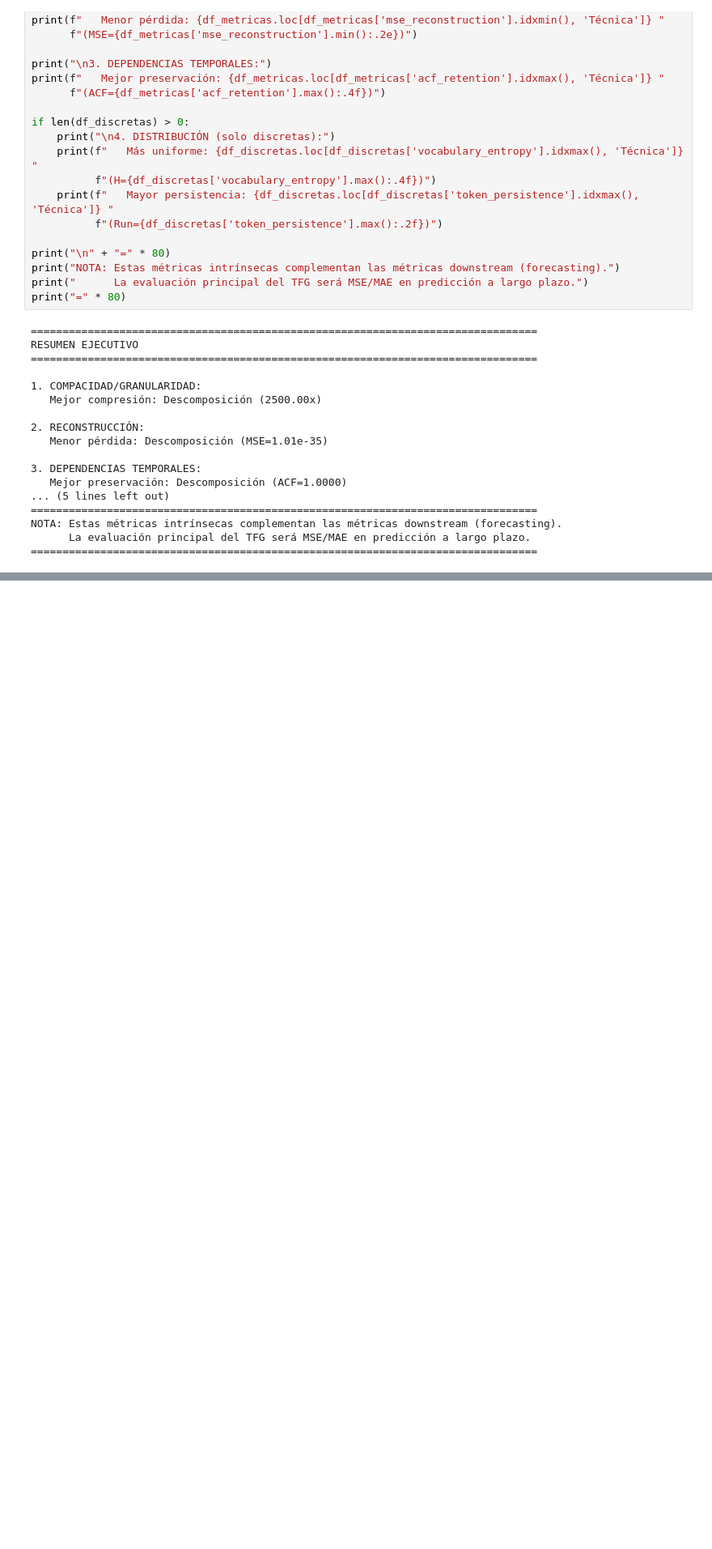
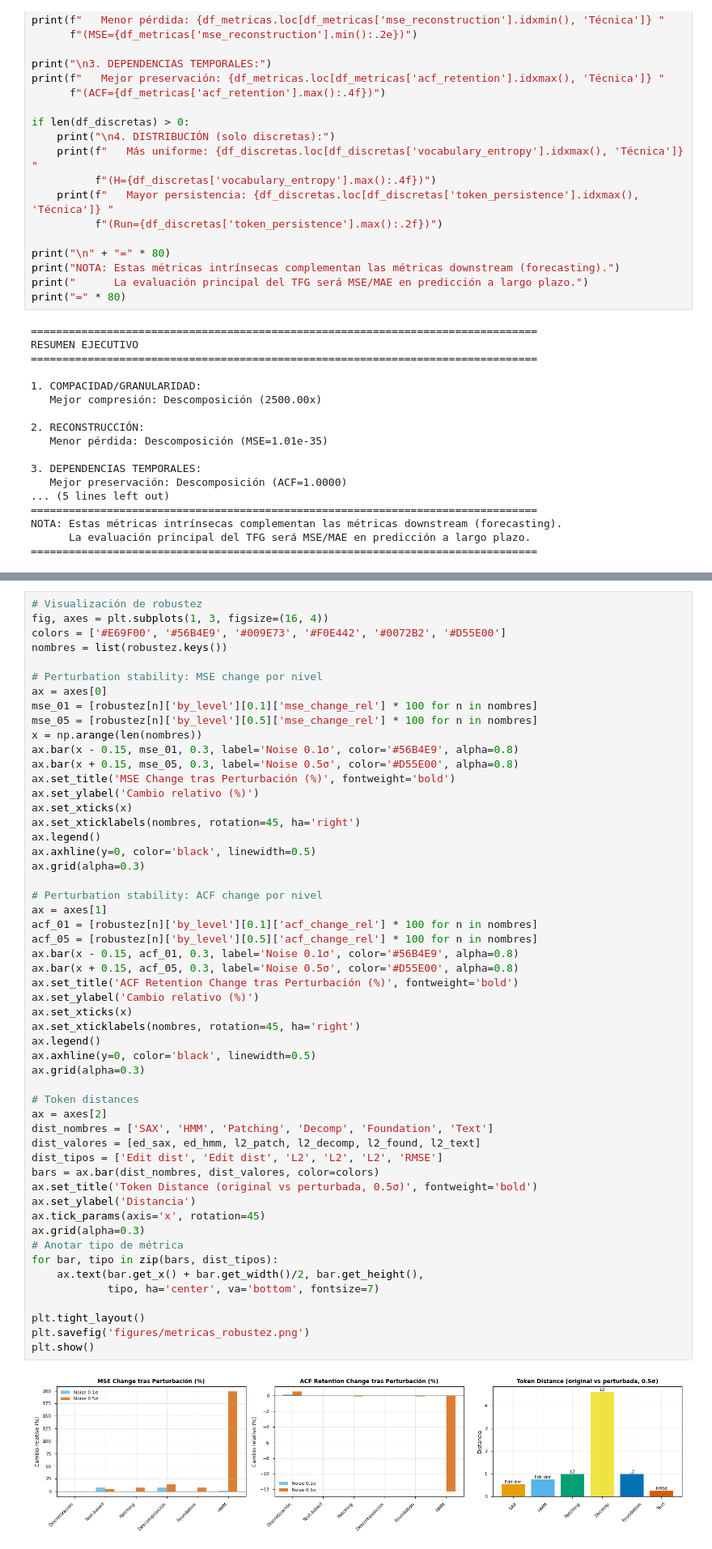
Before and after one commit to jaime-oriol/RITMO, a Jupyter notebook: tecnicas/comparacion_metricas.ipynb, the cells around one changed output, grey strips where cells are left out. Shown at 81% size. Saved outputs shown, nothing was run; the diff lists cells and outputs as text; blank space fills up the shorter version.

Commit message:
feat(tecnicas): añadir métricas de robustez (perturbation stability, distancias intra-técnica) a metrics.py y comparacion_metricas.ipynb

```diff
--- a/tecnicas/comparacion_metricas.ipynb
+++ b/tecnicas/comparacion_metricas.ipynb
@@ -307,0 +466,55 @@ NOTA: Estas métricas intrínsecas complementan las métricas downstream (foreca
+# %%
+# Visualización de robustez
+fig, axes = plt.subplots(1, 3, figsize=(16, 4))
+colors = ['#E69F00', '#56B4E9', '#009E73', '#F0E442', '#0072B2', '#D55E00']
+nombres = list(robustez.keys())
+
+# Perturbation stability: MSE change por nivel
+ax = axes[0]
+mse_01 = [robustez[n]['by_level'][0.1]['mse_change_rel'] * 100 for n in nombres]
+mse_05 = [robustez[n]['by_level'][0.5]['mse_change_rel'] * 100 for n in nombres]
+x = np.arange(len(nombres))
+ax.bar(x - 0.15, mse_01, 0.3, label='Noise 0.1σ', color='#56B4E9', alpha=0.8)
+ax.bar(x + 0.15, mse_05, 0.3, label='Noise 0.5σ', color='#D55E00', alpha=0.8)
+ax.set_title('MSE Change tras Perturbación (%)', fontweight='bold')
+ax.set_ylabel('Cambio relativo (%)')
+ax.set_xticks(x)
+ax.set_xticklabels(nombres, rotation=45, ha='right')
+ax.legend()
+ax.axhline(y=0, color='black', linewidth=0.5)
+ax.grid(alpha=0.3)
+
+# Perturbation stability: ACF change por nivel
+ax = axes[1]
+acf_01 = [robustez[n]['by_level'][0.1]['acf_change_rel'] * 100 for n in nombres]
+acf_05 = [robustez[n]['by_level'][0.5]['acf_change_rel'] * 100 for n in nombres]
+ax.bar(x - 0.15, acf_01, 0.3, label='Noise 0.1σ', color='#56B4E9', alpha=0.8)
+ax.bar(x + 0.15, acf_05, 0.3, label='Noise 0.5σ', color='#D55E00', alpha=0.8)
+ax.set_title('ACF Retention Change tras Perturbación (%)', fontweight='bold')
+ax.set_ylabel('Cambio relativo (%)')
+ax.set_xticks(x)
+ax.set_xticklabels(nombres, rotation=45, ha='right')
+ax.legend()
+ax.axhline(y=0, color='black', linewidth=0.5)
+ax.grid(alpha=0.3)
+
+# Token distances
+ax = axes[2]
+dist_nombres = ['SAX', 'HMM', 'Patching', 'Decomp', 'Foundation', 'Text']
+dist_valores = [ed_sax, ed_hmm, l2_patch, l2_decomp, l2_found, l2_text]
+dist_tipos = ['Edit dist', 'Edit dist', 'L2', 'L2', 'L2', 'RMSE']
+bars = ax.bar(dist_nombres, dist_valores, color=colors)
+ax.set_title('Token Distance (original vs perturbada, 0.5σ)', fontweight='bold')
+ax.set_ylabel('Distancia')
+ax.tick_params(axis='x', rotation=45)
+ax.grid(alpha=0.3)
+# Anotar tipo de métrica
+for bar, tipo in zip(bars, dist_tipos):
+    ax.text(bar.get_x() + bar.get_width()/2, bar.get_height(),
+            tipo, ha='center', va='bottom', fontsize=7)
+
+plt.tight_layout()
+plt.savefig('figures/metricas_robustez.png')
+plt.show()
+# %% [output]
+[figure, added]
```
Also changed, not shown: parts of 4 cells of this notebook, 2 other files.
